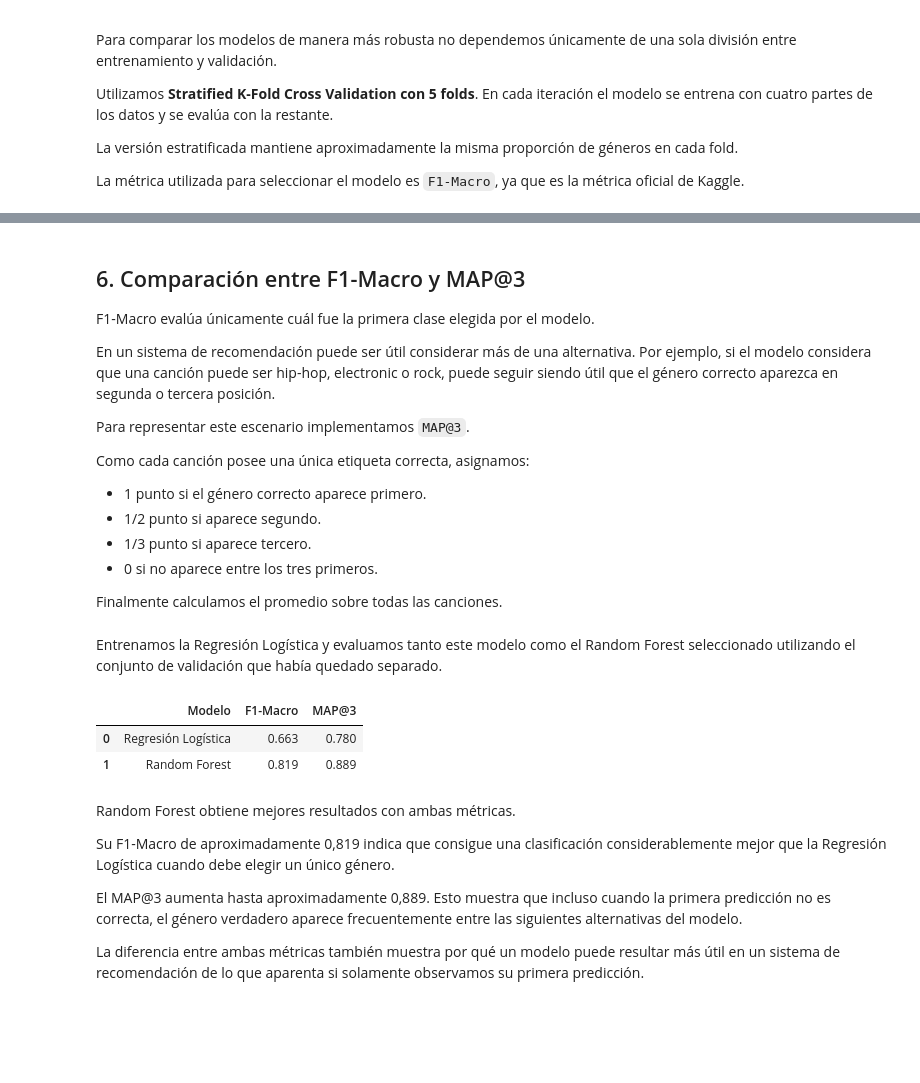
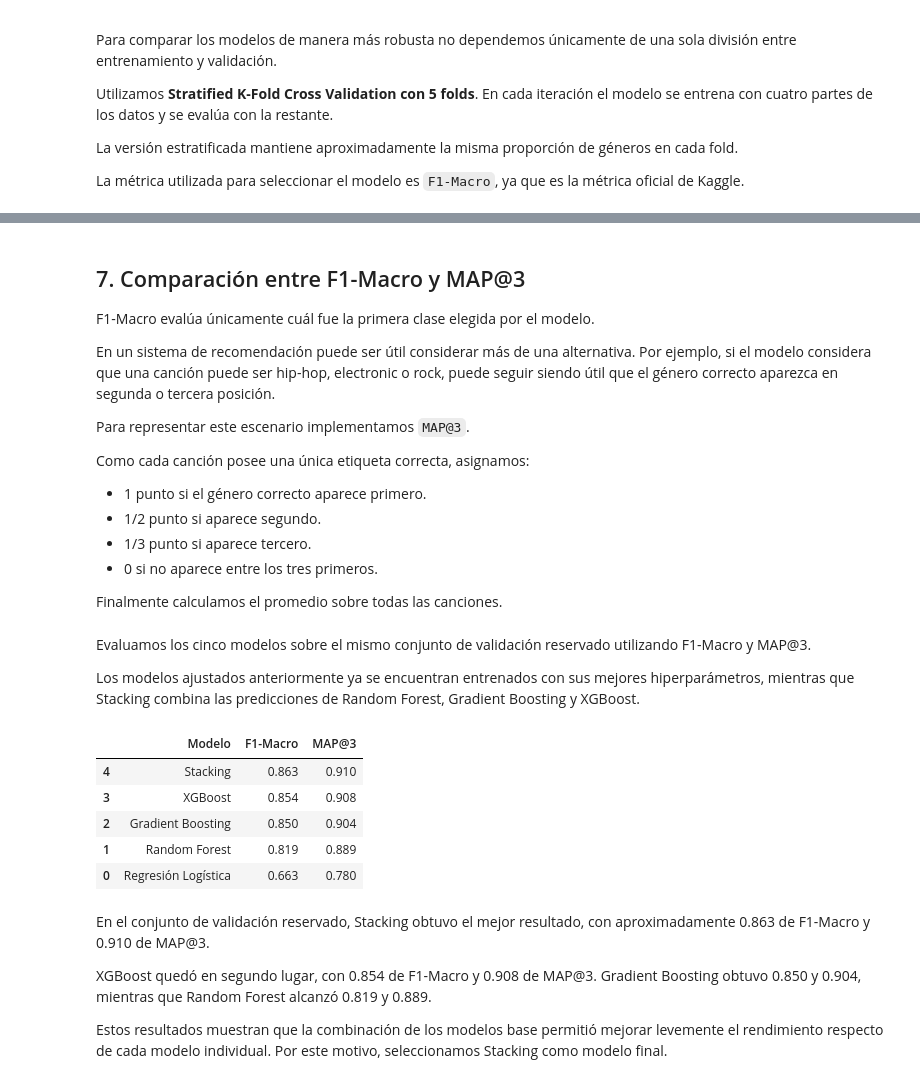
Before and after one commit to lourdesMV/TD6-TP2, a Jupyter notebook: spotify.ipynb, the cells around one changed output, grey strips where cells are left out. Drawn from its saved outputs; the diff is of its cells as text; code cells hidden in the pictures; blank space fills up the shorter version.

```diff
--- a/spotify.ipynb
+++ b/spotify.ipynb
@@ -546,5 +605,28 @@ La mejora respecto del Random Forest inicial no es muy grande, pero la búsqueda
+# %%
+from sklearn.ensemble import StackingClassifier
+
+stacking = StackingClassifier(
+    estimators=[
+        ("random_forest", random_forest_ajustado),
+        ("gradient_boosting", gradient_boosting_ajustado),
+        ("xgboost", xgboost_ajustado)
+    ],
+
+    final_estimator=LogisticRegression(
+        max_iter=2000,
+        random_state=42
+    ),
+
+    stack_method="predict_proba",
+    cv=3
+)
+
+stacking.fit(
+    X_train,
+    y_train
+);
 # %% [markdown]
-## 6. Comparación entre F1-Macro y MAP@3
+## 7. Comparación entre F1-Macro y MAP@3
 
 F1-Macro evalúa únicamente cuál fue la primera clase elegida por el modelo.
 
@@ -603,2 +645,4 @@ def map_at_3(
 # %% [markdown]
-Entrenamos la Regresión Logística y evaluamos tanto este modelo como el Random Forest seleccionado utilizando el conjunto de validación que había quedado separado.
+Evaluamos los cinco modelos sobre el mismo conjunto de validación reservado utilizando F1-Macro y MAP@3.
+
+Los modelos ajustados anteriormente ya se encuentran entrenados con sus mejores hiperparámetros, mientras que Stacking combina las predicciones de Random Forest, Gradient Boosting y XGBoost.
@@ -654,31 +706,27 @@ def evaluar_modelo(
 # %%
 comparacion = pd.DataFrame([
-
-    evaluar_modelo(
-        "Regresión Logística",
-        modelo_logistico
-    ),
-
-    evaluar_modelo(
-        "Random Forest",
-        modelo_f1
-    )
-
+    evaluar_modelo("Regresión Logística", logistica),
+    evaluar_modelo("Random Forest", random_forest_ajustado),
+    evaluar_modelo("Gradient Boosting", gradient_boosting_ajustado),
+    evaluar_modelo("XGBoost", xgboost_ajustado),
+    evaluar_modelo("Stacking", stacking)
 ])
 
-
 display(
-    comparacion.round(3)
+    comparacion
+    .sort_values("F1-Macro", ascending=False)
+    .round(3)
 )
 # %% [output]
 |  | Modelo | F1-Macro | MAP@3 |
+| 4 | Stacking | 0.863 | 0.910 |
+| 3 | XGBoost | 0.854 | 0.908 |
+| 2 | Gradient Boosting | 0.850 | 0.904 |
+| 1 | Random Forest | 0.819 | 0.889 |
 | 0 | Regresión Logística | 0.663 | 0.780 |
-| 1 | Random Forest | 0.819 | 0.889 |
 # %% [markdown]
-Random Forest obtiene mejores resultados con ambas métricas.
+En el conjunto de validación reservado, Stacking obtuvo el mejor resultado, con aproximadamente 0.863 de F1-Macro y 0.910 de MAP@3.
 
-Su F1-Macro de aproximadamente 0,819 indica que consigue una clasificación considerablemente mejor que la Regresión Logística cuando debe elegir un único género.
+XGBoost quedó en segundo lugar, con 0.854 de F1-Macro y 0.908 de MAP@3. Gradient Boosting obtuvo 0.850 y 0.904, mientras que Random Forest alcanzó 0.819 y 0.889.
 
-El MAP@3 aumenta hasta aproximadamente 0,889. Esto muestra que incluso cuando la primera predicción no es correcta, el género verdadero aparece frecuentemente entre las siguientes alternativas del modelo.
-
-La diferencia entre ambas métricas también muestra por qué un modelo puede resultar más útil en un sistema de recomendación de lo que aparenta si solamente observamos su primera predicción.
+Estos resultados muestran que la combinación de los modelos base permitió mejorar levemente el rendimiento respecto de cada modelo individual. Por este motivo, seleccionamos Stacking como modelo final.
```
Also changed, not shown: parts of 57 cells of this notebook, 2 other files.
